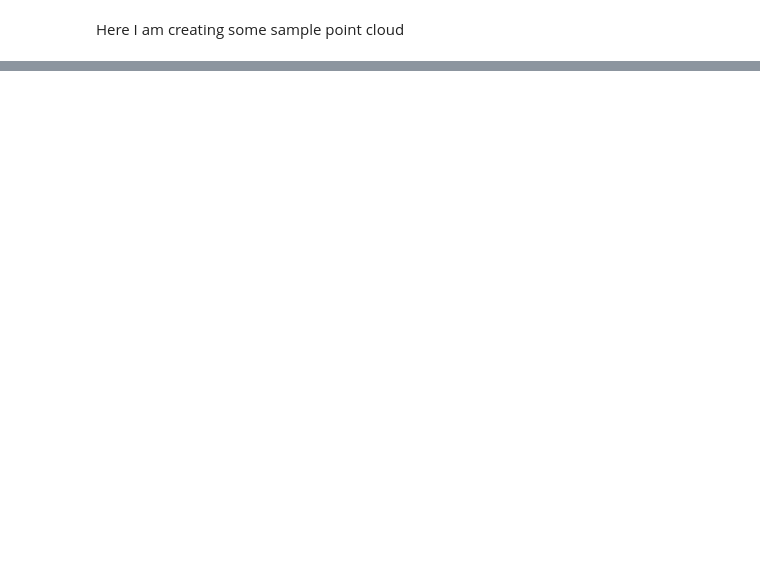
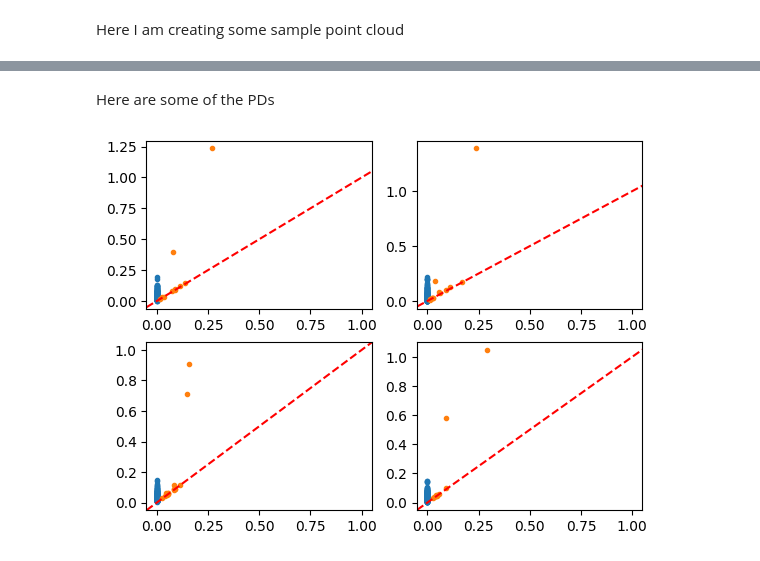
Before and after one commit to ALuchinsky/tdavec, a Jupyter notebook: notebook/tdavec.ipynb, the cells around one changed output, grey strips where cells are left out. Cells and saved outputs as stored; diff of their text form; code cells hidden in the pictures; blank space fills up the shorter version.

```diff
--- a/notebook/tdavec.ipynb
+++ b/notebook/tdavec.ipynb
@@ -24,0 +38,14 @@ plt.axhline(0); plt.axvline(0)
+# %%
+vect = TDAvectorizer()
+vect.setParams({"inf":None})
+vect.fit(clouds)
+# %% [markdown]
+Here are some of the PDs
+# %%
+for i, D in enumerate(vect.diags[:4]):
+    plt.subplot(2,2,i+1)
+    plt.plot(D[0][:,0],D[0][:,1],'.')
+    plt.plot(D[1][:,0],D[1][:,1],'.')
+    plt.axline((0,0), (1,1), color="r",linestyle="dashed")
+# %% [output]
+[figure, added]
```
Also changed, not shown: parts of 10 cells of this notebook.
